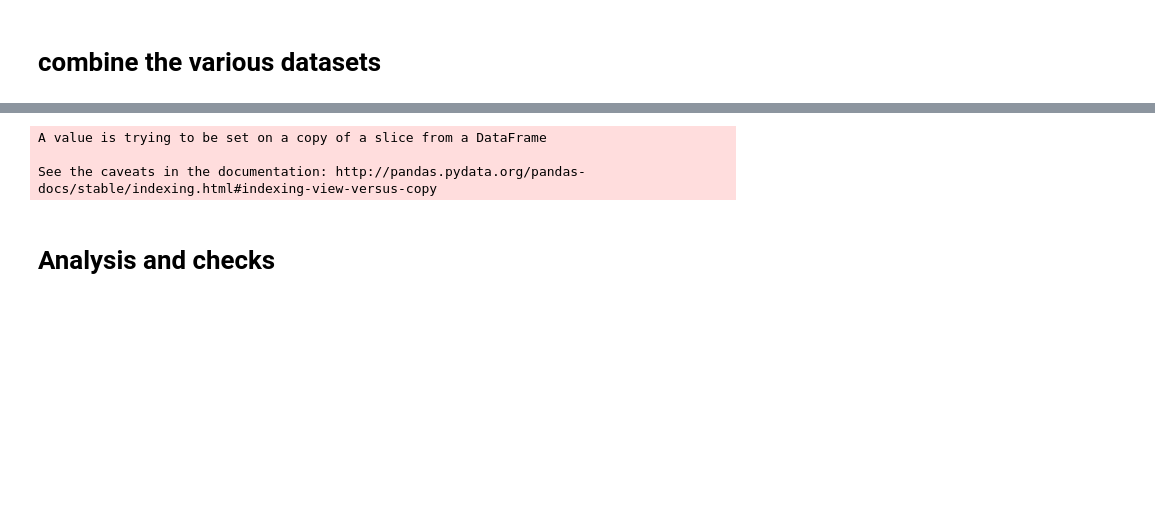
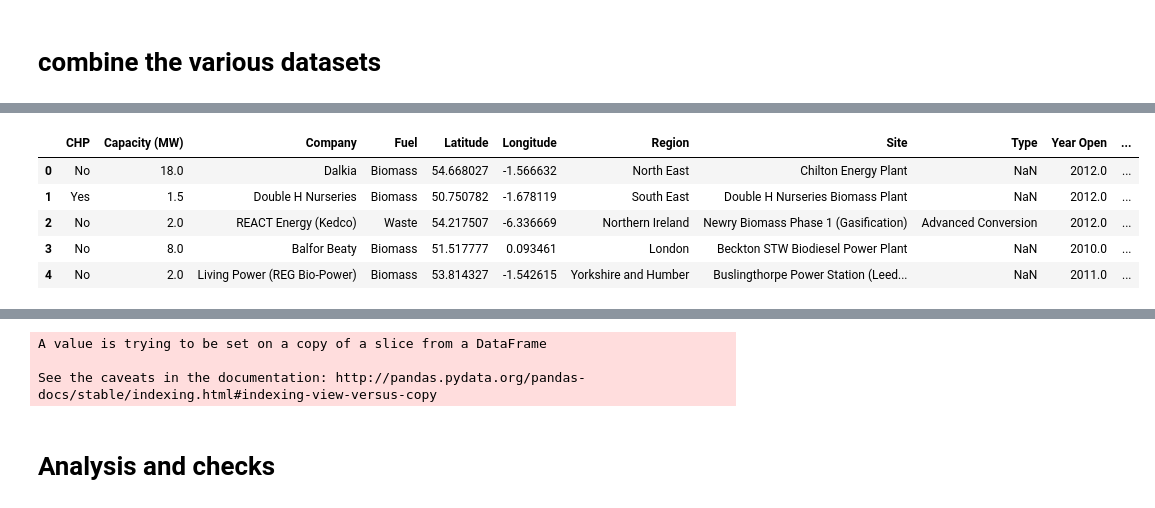
Before and after one commit to DrSimEvans/uk-electricity-map, a Jupyter notebook: UK-map-combined.ipynb, the cells around one changed output, grey strips where cells are left out. Saved outputs shown, nothing was run; the diff lists cells and outputs as text; code cells hidden in the pictures; blank space fills up the shorter version.

```diff
--- a/UK-map-combined.ipynb
+++ b/UK-map-combined.ipynb
@@ -24,10 +32,18 @@ conv = pd.read_csv(
 # %%
 # renewable sites based on REPD
 # https://www.gov.uk/government/publications/renewable-energy-planning-database-monthly-extract
 # includes sites >= 1MW
 # also includes storage; we will take those from RenewableUK data instead
 
 re = pd.read_csv('renewable.csv', encoding='utf-8', lineterminator='\n')
+re.head()
+# %% [output]
+|  | CHP | Capacity (MW) | Company | Fuel | Latitude | Longitude | Region | Site | Type | Year Open | ... |
+| 0 | No | 18.0 | Dalkia | Biomass | 54.668027 | -1.566632 | North East | Chilton Energy Plant | NaN | 2012.0 | ... |
+| 1 | Yes | 1.5 | Double H Nurseries | Biomass | 50.750782 | -1.678119 | South East | Double H Nurseries Biomass Plant | NaN | 2012.0 | ... |
+| 2 | No | 2.0 | REACT Energy (Kedco) | Waste | 54.217507 | -6.336669 | Northern Ireland | Newry Biomass Phase 1 (Gasification) | Advanced Conversion | 2012.0 | ... |
+| 3 | No | 8.0 | Balfor Beaty | Biomass | 51.517777 | 0.093461 | London | Beckton STW Biodiesel Power Plant | NaN | 2010.0 | ... |
+| 4 | No | 2.0 | Living Power (REG Bio-Power) | Biomass | 53.814327 | -1.542615 | Yorkshire and Humber | Buslingthorpe Power Station (Leed... | NaN | 2011.0 | ... |
 # %%
 # small-scale renewable sites based on Ofgem FiTs installation reports:
 # https://www.ofgem.gov.uk/environmental-programmes/fit/contacts-guidance-and-resources/public-reports-and-data-fit/installation-reports
```
Also changed, not shown: parts of 12 cells of this notebook, 4 other files.
